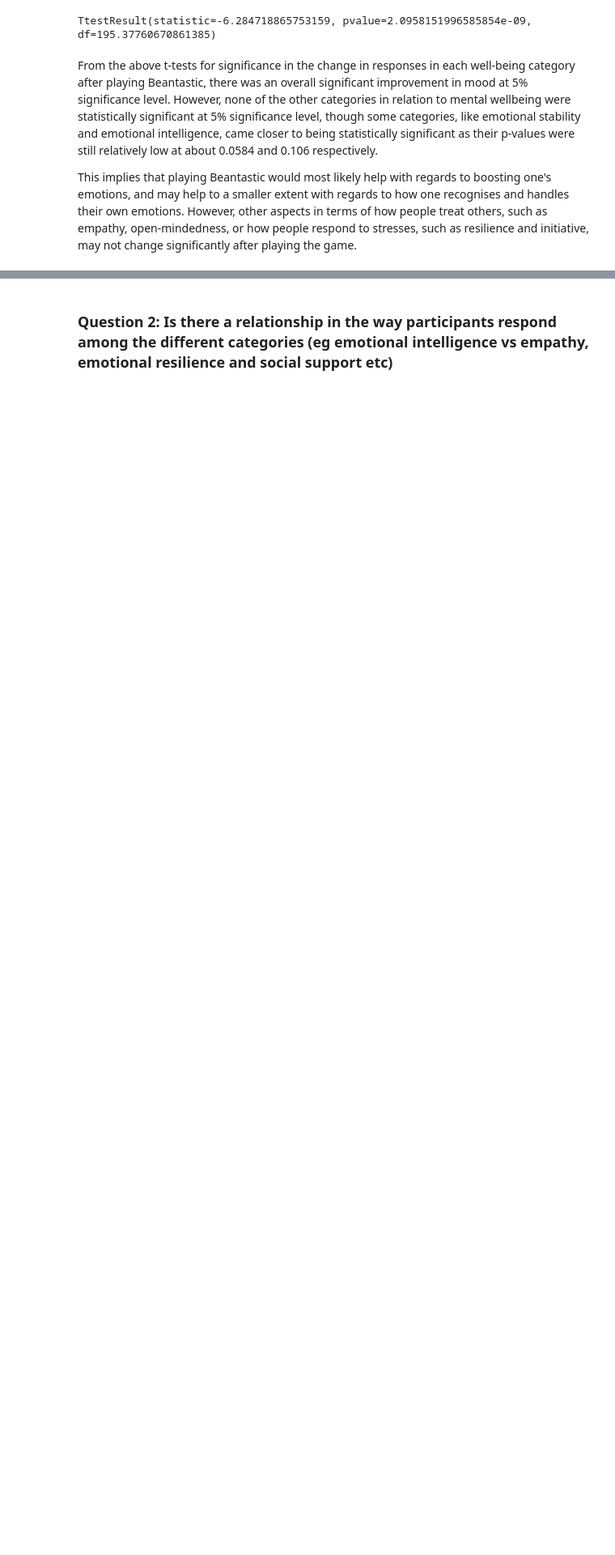
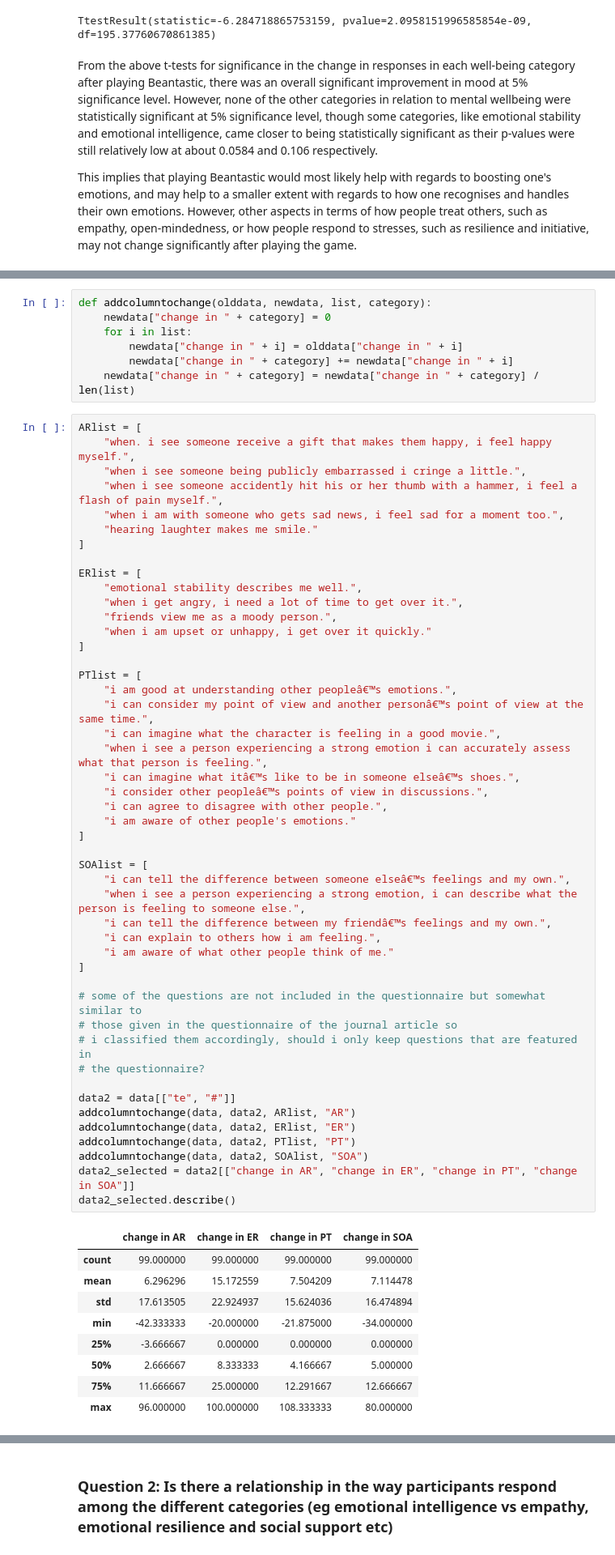
Before and after one commit to kohweien/growthbeans-projects, a Jupyter notebook: beantastic.ipynb, the cells around one changed output, grey strips where cells are left out. Shown at 81% size. Saved outputs shown, nothing was run; the diff lists cells and outputs as text; blank space fills up the shorter version.

```diff
--- a/beantastic.ipynb
+++ b/beantastic.ipynb
@@ -128,0 +164,64 @@ This implies that playing Beantastic would most likely help with regards to boos
+# %%
+def addcolumntochange(olddata, newdata, list, category):
+    newdata["change in " + category] = 0
+    for i in list:
+        newdata["change in " + i] = olddata["change in " + i]
+        newdata["change in " + category] += newdata["change in " + i]
+    newdata["change in " + category] = newdata["change in " + category] / len(list)
+# %%
+ARlist = [
+    "when. i see someone receive a gift that makes them happy, i feel happy myself.",
+    "when i see someone being publicly embarrassed i cringe a little.",
+    "when i see someone accidently hit his or her thumb with a hammer, i feel a flash of pain myself.",
+    "when i am with someone who gets sad news, i feel sad for a moment too.",
+    "hearing laughter makes me smile."
+]
+
+ERlist = [
+    "emotional stability describes me well.",
+    "when i get angry, i need a lot of time to get over it.",
+    "friends view me as a moody person.",
+    "when i am upset or unhappy, i get over it quickly."
+]
+
+PTlist = [
+    "i am good at understanding other peopleâ€™s emotions.",
+    "i can consider my point of view and another personâ€™s point of view at the same time.",
+    "i can imagine what the character is feeling in a good movie.",
+    "when i see a person experiencing a strong emotion i can accurately assess what that person is feeling.",
+    "i can imagine what itâ€™s like to be in someone elseâ€™s shoes.",
+    "i consider other peopleâ€™s points of view in discussions.",
+    "i can agree to disagree with other people.",
+    "i am aware of other people's emotions."
+]
+
+SOAlist = [
+    "i can tell the difference between someone elseâ€™s feelings and my own.",
+    "when i see a person experiencing a strong emotion, i can describe what the person is feeling to someone else.",
+    "i can tell the difference between my friendâ€™s feelings and my own.",
+    "i can explain to others how i am feeling.",
+    "i am aware of what other people think of me."
+]
+
+# some of the questions are not included in the questionnaire but somewhat similar to
+# those given in the questionnaire of the journal article so
+# i classified them accordingly, should i only keep questions that are featured in
+# the questionnaire?
+
+data2 = data[["te", "#"]]
+addcolumntochange(data, data2, ARlist, "AR")
+addcolumntochange(data, data2, ERlist, "ER")
+addcolumntochange(data, data2, PTlist, "PT")
+addcolumntochange(data, data2, SOAlist, "SOA")
+data2_selected = data2[["change in AR", "change in ER", "change in PT", "change in SOA"]]
+data2_selected.describe()
+# %% [output]
+|  | change in AR | change in ER | change in PT | change in SOA |
+| count | 99.000000 | 99.000000 | 99.000000 | 99.000000 |
+| mean | 6.296296 | 15.172559 | 7.504209 | 7.114478 |
+| std | 17.613505 | 22.924937 | 15.624036 | 16.474894 |
+| min | -42.333333 | -20.000000 | -21.875000 | -34.000000 |
+| 25% | -3.666667 | 0.000000 | 0.000000 | 0.000000 |
+| 50% | 2.666667 | 8.333333 | 4.166667 | 5.000000 |
+| 75% | 11.666667 | 25.000000 | 12.291667 | 12.666667 |
+| max | 96.000000 | 100.000000 | 108.333333 | 80.000000 |
```
Also changed, not shown: parts of 19 cells of this notebook, 1 other file.
